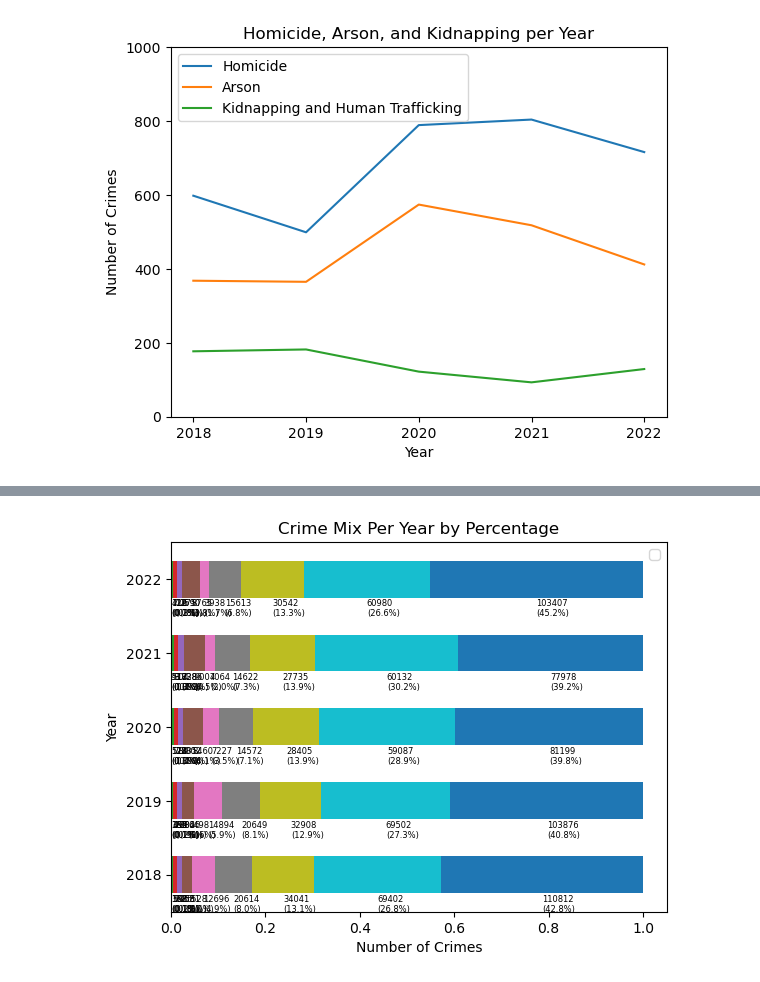
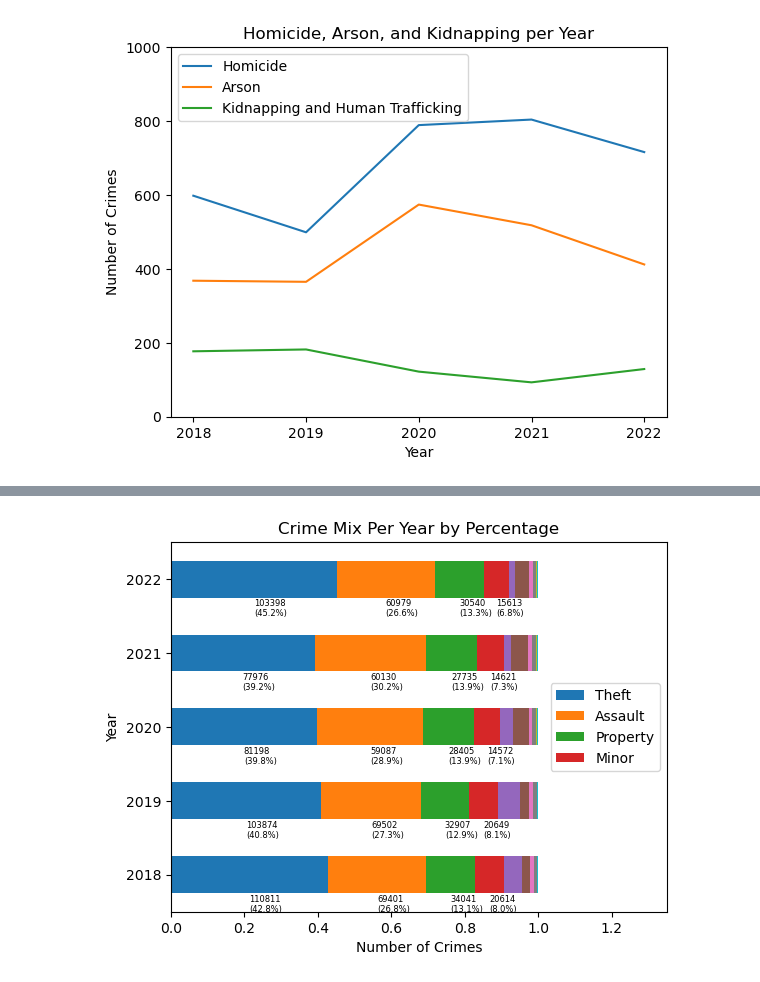
Before and after one commit to jmpealy/project1, a Jupyter notebook: time_series_charts/time_series_charts.ipynb, the cells around one changed output, grey strips where cells are left out. Cells and saved outputs as stored; diff of their text form; code cells hidden in the pictures.

```diff
--- a/time_series_charts/time_series_charts.ipynb
+++ b/time_series_charts/time_series_charts.ipynb
@@ -225,8 +228,8 @@ year_totals = pd.crosstab(index=crime_df['Year'], columns=crime_df['Primary Type
 
 # Clean new data frame to put in same order as above bar chart
 
-year_totals = year_totals[["KIDNAPPING AND HUMAN TRAFFICKING", "ARSON", "HOMICIDE", "OFFENSE INVOLVING CHILDREN", "SEXUAL RELATED CRIME",
-                           "WEAPONS RELATED CRIME", "DRUG RELATED", "OTHER MINOR CRIMES", "MINOR PROPERTY CRIME", "ASSAULT & BATTERY", "THEFT (ALL TYPES)"]]
+year_totals = year_totals[["THEFT (ALL TYPES)", "ASSAULT & BATTERY", "MINOR PROPERTY CRIME", "OTHER MINOR CRIMES", "DRUG RELATED", "WEAPONS RELATED CRIME",
+                                     "SEXUAL RELATED CRIME", "OFFENSE INVOLVING CHILDREN", "HOMICIDE", "ARSON", "KIDNAPPING AND HUMAN TRAFFICKING"]]
 
 year_totals
 # %% [output]
@@ -239,0 +243,5 @@ year_totals
+# %%
+# Reduce data frame to plot percentages of most common crimes
+
+year_totals_reduced = year_totals[["THEFT (ALL TYPES)", "ASSAULT & BATTERY", "MINOR PROPERTY CRIME", "OTHER MINOR CRIMES"]]
+year_totals_reduced
@@ -244,7 +260,7 @@ year_proportions = pd.crosstab(index=crime_df['Year'], columns=crime_df['Primary
 
 # Clean new data frame to put in same order as above bar chart
 
-year_proportions = year_proportions[["KIDNAPPING AND HUMAN TRAFFICKING", "ARSON", "HOMICIDE", "OFFENSE INVOLVING CHILDREN", "SEXUAL RELATED CRIME",
-                           "WEAPONS RELATED CRIME", "DRUG RELATED", "OTHER MINOR CRIMES", "MINOR PROPERTY CRIME", "ASSAULT & BATTERY", "THEFT (ALL TYPES)"]]
+year_proportions = year_proportions[["THEFT (ALL TYPES)", "ASSAULT & BATTERY", "MINOR PROPERTY CRIME", "OTHER MINOR CRIMES", "DRUG RELATED", "WEAPONS RELATED CRIME",
+                                     "SEXUAL RELATED CRIME", "OFFENSE INVOLVING CHILDREN", "HOMICIDE", "ARSON", "KIDNAPPING AND HUMAN TRAFFICKING"]]
 year_proportions
 # %% [output]
@@ -257,0 +274,6 @@ year_proportions
+# %%
+# Reduce data frame to plot percentages of most common crimes
+
+year_proportions_reduced = year_proportions[["THEFT (ALL TYPES)", "ASSAULT & BATTERY", "MINOR PROPERTY CRIME", "OTHER MINOR CRIMES"]]
+
+year_proportions_reduced
@@ -258,21 +288,21 @@ year_proportions
 # %%
 # Graph crime mix as a percentage of the total
 
 year_proportions.plot(kind="barh", stacked=True)
-for n, x in enumerate([*year_totals.index.values]):
-    for (proportion, count, y_loc) in zip(year_proportions.loc[x],
-                                          year_totals.loc[x],
-                                          year_proportions.loc[x].cumsum()):
+for n, x in enumerate([*year_totals_reduced.index.values]):
+    for (proportion, count, y_loc) in zip(year_proportions_reduced.loc[x],
+                                          year_totals_reduced.loc[x],
+                                          year_proportions_reduced.loc[x].cumsum()):
 
         plt.text(x=(y_loc - proportion) + (proportion / 2),
                  y=n - 0.5,
                  s=f'{count}\n({np.round(proportion * 100, 1)}%)',
                  fontsize=6)
-
-plt.legend("")
+plt.xlim(0, 1.35)
+plt.legend(["Theft", "Assault", "Property", "Minor"], loc="right")
 plt.title("Crime Mix Per Year by Percentage")
 plt.xlabel("Number of Crimes")
 plt.ylabel("Year")
 plt.savefig("Images/percentage_bar.png")
 # %% [output]
-[figure, old version]
+[figure, new version]
```
Also changed, not shown: parts of 17 cells of this notebook, 12 other files.
